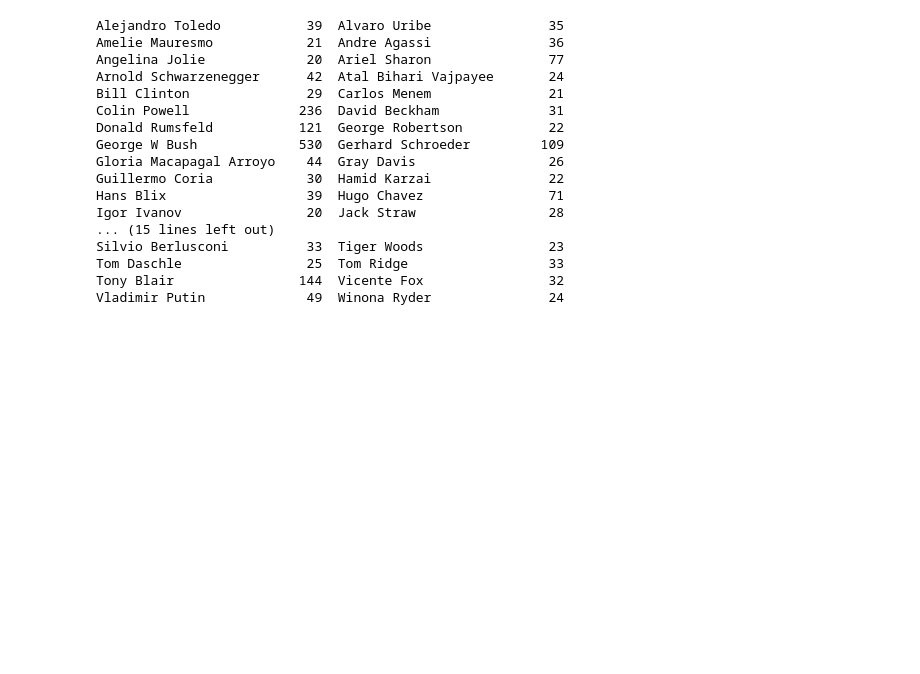
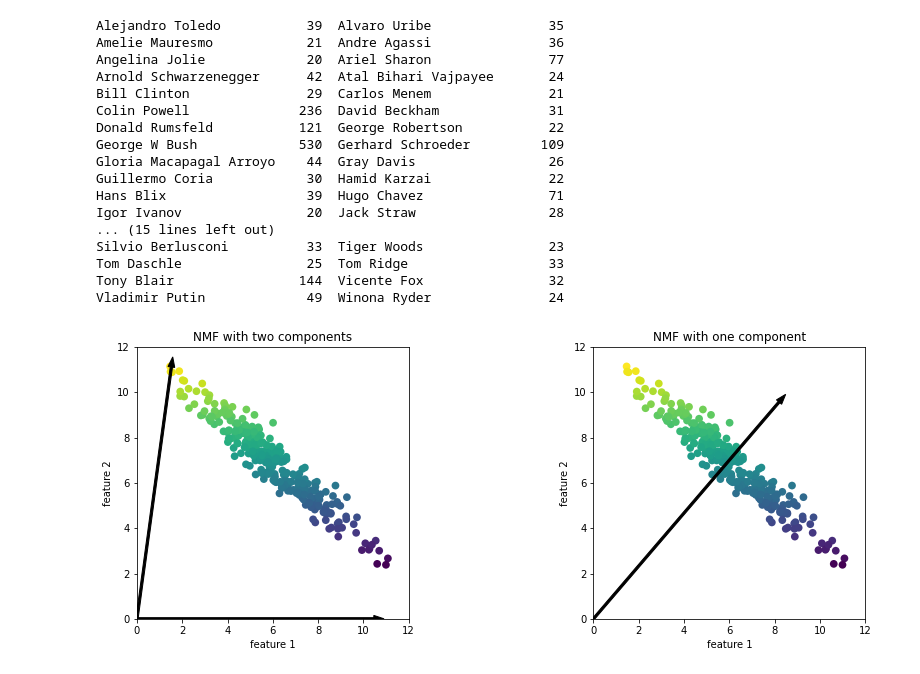
Before and after one commit to DavidZhongtai/ML-AP-Research, a Jupyter notebook: Chapter 1.ipynb, the cells around one changed output. Cells and saved outputs as stored; diff of their text form; code cells hidden in the pictures; blank space fills up the shorter version.

```diff
--- a/Chapter 1.ipynb
+++ b/Chapter 1.ipynb
@@ -206,3 +206,7 @@ Silvio Berlusconi          33  Tiger Woods                23
 Tom Daschle                25  Tom Ridge                  33
 Tony Blair                144  Vicente Fox                32
 Vladimir Putin             49  Winona Ryder               24
+# %%
+mglearn.plots.plot_nmf_illustration()
+# %% [output]
+[figure, added]
```
Also changed, not shown: parts of 2 cells of this notebook.
